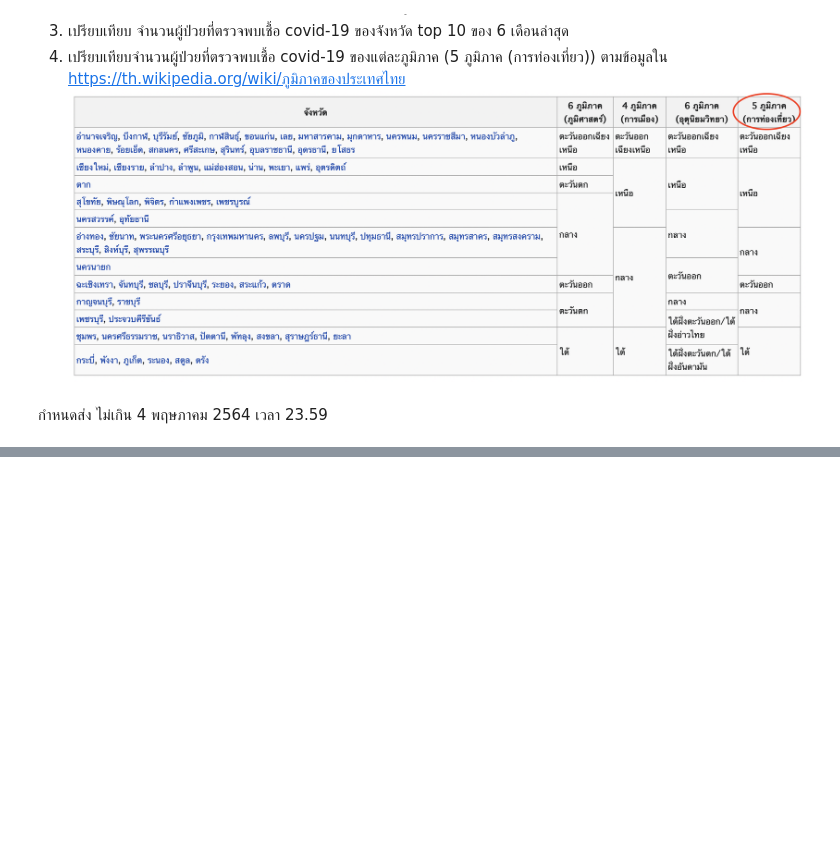
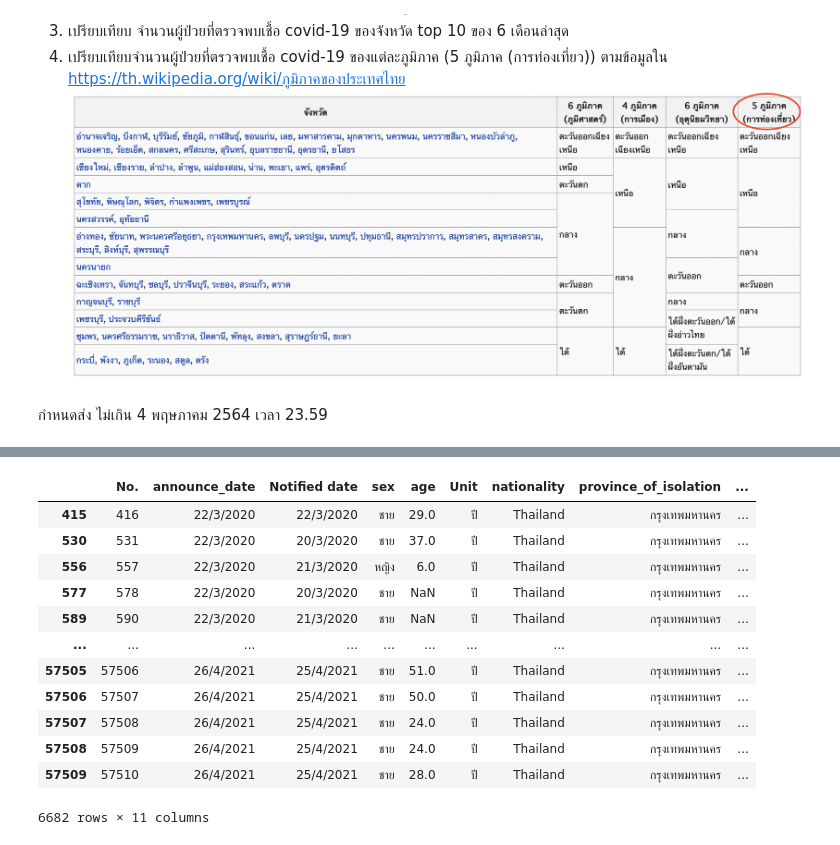
Before and after one commit to tanpharamut/data_viz, a Jupyter notebook: Visualization_Final_Exam.ipynb, the cells around one changed output, grey strips where cells are left out. Cells and saved outputs as stored; diff of their text form; code cells hidden in the pictures; blank space fills up the shorter version.

```diff
--- a/Visualization_Final_Exam.ipynb
+++ b/Visualization_Final_Exam.ipynb
@@ -102,0 +217,16 @@ Index(['ขนคน/ขนสินค้า', 'โหมดการเดิ
+# %%
+df_covid_case[df_covid_case['province_of_onset'].isnull()]
+# %% [output]
+|  | No. | announce_date | Notified date | sex | age | Unit | nationality | province_of_isolation | ... |
+| 415 | 416 | 22/3/2020 | 22/3/2020 | ชาย | 29.0 | ปี | Thailand | กรุงเทพมหานคร | ... |
+| 530 | 531 | 22/3/2020 | 20/3/2020 | ชาย | 37.0 | ปี | Thailand | กรุงเทพมหานคร | ... |
+| 556 | 557 | 22/3/2020 | 21/3/2020 | หญิง | 6.0 | ปี | Thailand | กรุงเทพมหานคร | ... |
+| 577 | 578 | 22/3/2020 | 20/3/2020 | ชาย | NaN | ปี | Thailand | กรุงเทพมหานคร | ... |
+| 589 | 590 | 22/3/2020 | 21/3/2020 | ชาย | NaN | ปี | Thailand | กรุงเทพมหานคร | ... |
+| ... | ... | ... | ... | ... | ... | ... | ... | ... | ... |
+| 57505 | 57506 | 26/4/2021 | 25/4/2021 | ชาย | 51.0 | ปี | Thailand | กรุงเทพมหานคร | ... |
+| 57506 | 57507 | 26/4/2021 | 25/4/2021 | ชาย | 50.0 | ปี | Thailand | กรุงเทพมหานคร | ... |
+| 57507 | 57508 | 26/4/2021 | 25/4/2021 | ชาย | 24.0 | ปี | Thailand | กรุงเทพมหานคร | ... |
+| 57508 | 57509 | 26/4/2021 | 25/4/2021 | ชาย | 24.0 | ปี | Thailand | กรุงเทพมหานคร | ... |
+| 57509 | 57510 | 26/4/2021 | 25/4/2021 | ชาย | 28.0 | ปี | Thailand | กรุงเทพมหานคร | ... |
+6682 rows × 11 columns
```
Also changed, not shown: parts of 37 cells of this notebook.
